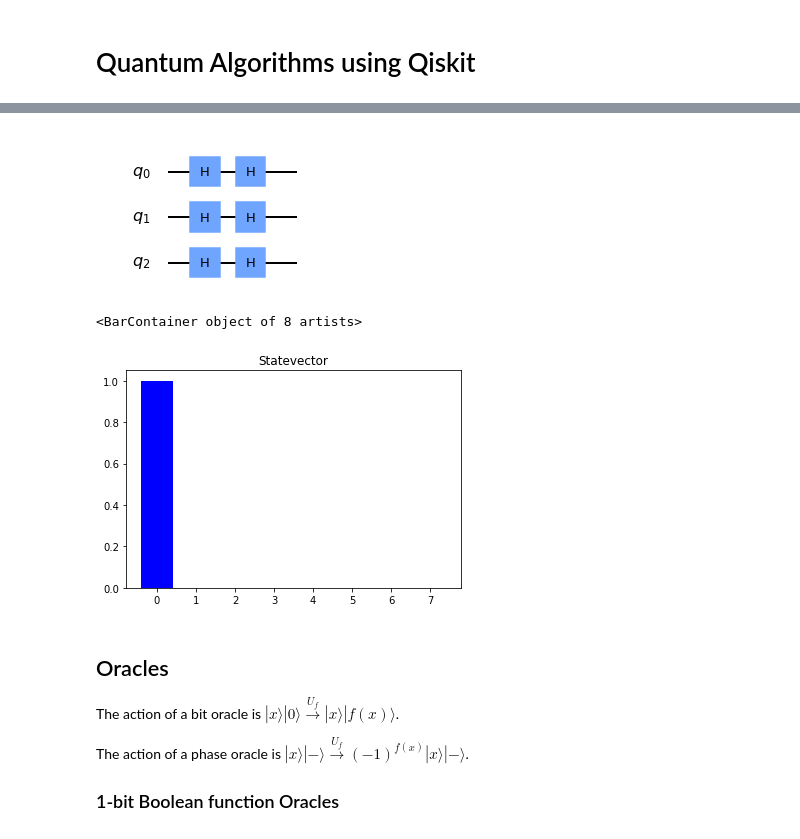
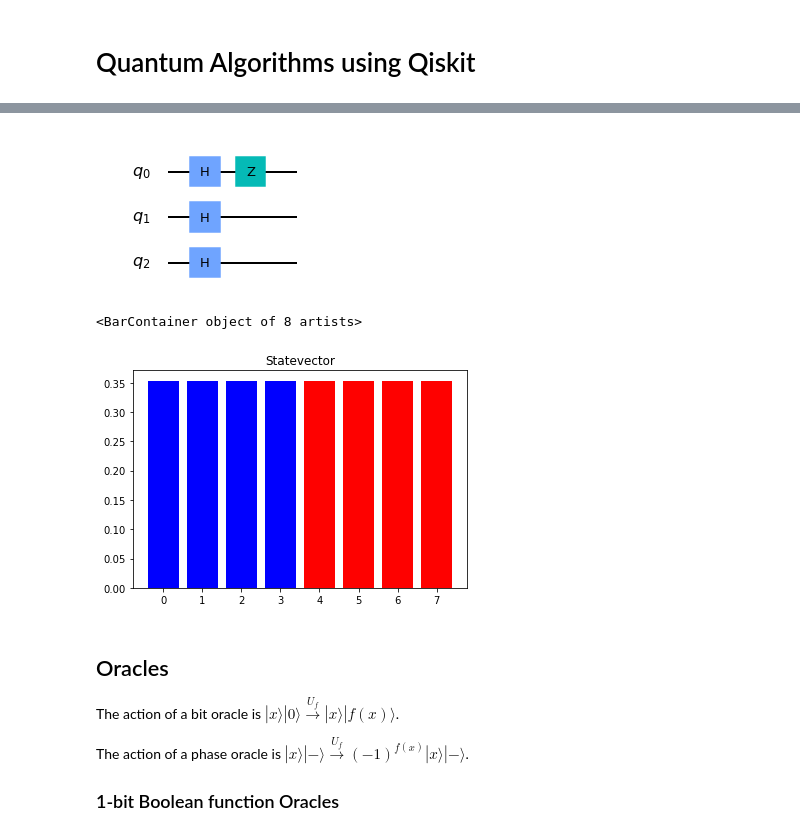
Before and after one commit to gitkarma/quantum-computing-course, a Jupyter notebook: notebooks/algorithms.ipynb, the cells around one changed output, grey strips where cells are left out. Drawn from its saved outputs; the diff is of its cells as text; code cells hidden in the pictures.

```diff
--- a/notebooks/algorithms.ipynb
+++ b/notebooks/algorithms.ipynb
@@ -34,25 +34,25 @@ where $x\cdot y = x_0\cdot y_0 \oplus y = x_1\cdot y_1 \oplus \cdots \oplus x_{n
 
 So, the Hadamard transformation will take ONLY the uniform superpostion with no relative phases to the $|0^{\otimes n}\rangle$ state.
 # %%
-qc4 = QuantumCircuit(3)
+qch = QuantumCircuit(3)
 # State Preparation
-qc4.h(range(3))
-# qc4.z(0)
-qc4.h(range(3))
-qc4.draw(output='mpl')
+qch.h(range(3))
+qch.z(0)
+# qch.h(range(3))
+qch.draw(output='mpl')
 # %% [output]
-[figure, old version]
+[figure, new version]
 # %%
-job4 = execute(qc4.reverse_bits(), backend=StatevectorSimulator())
-sv = job4.result().get_statevector()
+jobh = execute(qch.reverse_bits(), backend=StatevectorSimulator())
+sv = jobh.result().get_statevector()
 mods = np.absolute(sv)
 phases = np.angle(sv)
 colors = cm.brg(phases/(2*np.pi))
 plt.title('Statevector')
 plt.bar(range(8), mods, color=colors)
 # %% [output]
 <BarContainer object of 8 artists>
-[figure, old version]
+[figure, new version]
 # %% [markdown]
 ## Oracles
 The action of a bit oracle is  $|x\rangle|0\rangle \xrightarrow{U_f} |x\rangle|f(x)\rangle$.
```
Also changed, not shown: parts of 3 cells of this notebook.
